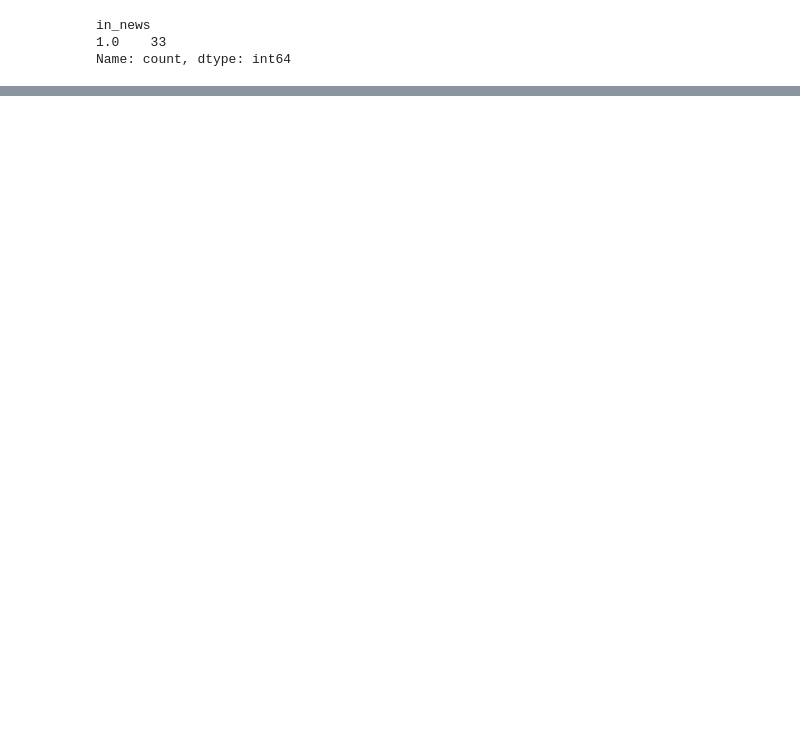
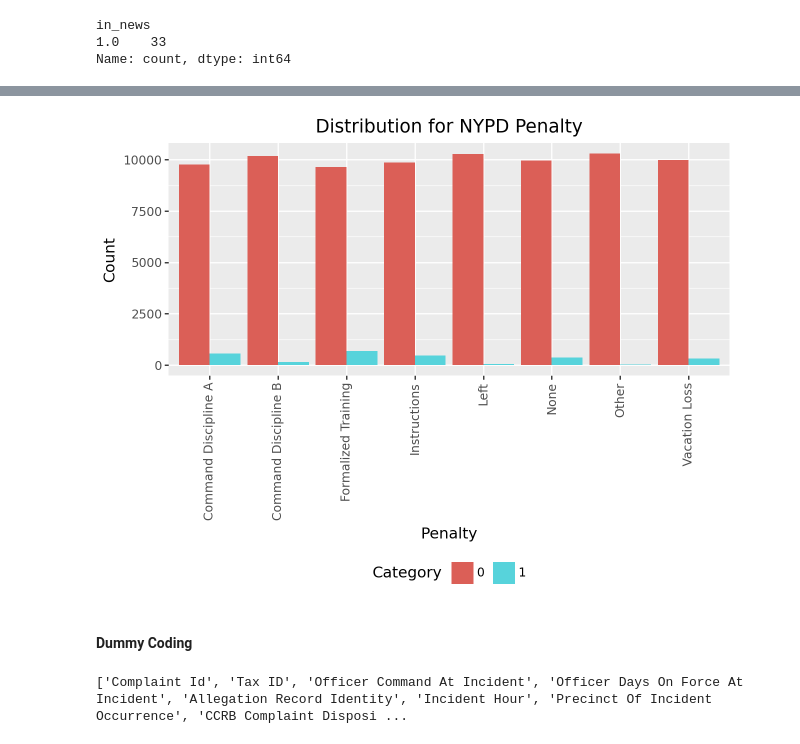
Before and after one commit to helenw566/nypd_misconduct, a Jupyter notebook: script/01_preprocessing.ipynb, the cells around one changed output, grey strips where cells are left out. Drawn from its saved outputs; the diff is of its cells as text; code cells hidden in the pictures; blank space fills up the shorter version.

```diff
--- a/script/01_preprocessing.ipynb
+++ b/script/01_preprocessing.ipynb
@@ -198,0 +590,10 @@ NYPD Officer Penalty is final penaltyy
+# %%
+#compute count
+penalty_summary = pd.DataFrame({
+    "Penalty": penalty_col,
+    "Count_0": [nypd_nyt[col].value_counts().reindex([0, 1], fill_value=0).iloc[0] for col in penalty_col],
+    "Count_1": [nypd_nyt[col].value_counts().reindex([0, 1], fill_value=0).iloc[1] for col in penalty_col]
+}).iloc[1:].reset_index(drop=True)
+# %%
+#clean up penalty str
+penalty_summary["Penalty"] = penalty_summary["Penalty"].str.replace("NYPD Officer Penalty_", "")
@@ -198,0 +612,23 @@ NYPD Officer Penalty is final penaltyy
+# %%
+#convert to long format
+penalty_summary_long = penalty_summary.melt(id_vars=["Penalty"],
+                                            var_name="Category",
+                                            value_name="Count")
+# %%
+#recode
+penalty_summary_long["Category"] = np.where(penalty_summary_long["Category"] == "Count_0", "0", "1")
+# %%
+#plot counts
+(ggplot(data = penalty_summary_long) +
+ geom_col(aes(x = "Penalty", y = "Count", group = "Category",
+             fill = "Category"), position = "dodge") +
+    theme(axis_text_x = element_text(angle = 90),
+         legend_position = "bottom") +
+ labs(title = "Distribution for NYPD Penalty",
+     x = "Penalty")
+
+)
+# %% [output]
+[figure, added]
+# %% [markdown]
+#### Dummy Coding
@@ -198,0 +645,4 @@ NYPD Officer Penalty is final penaltyy
+# %%
+print(nypd_nyt.columns.tolist())
+# %% [output]
+['Complaint Id', 'Tax ID', 'Officer Command At Incident', 'Officer Days On Force At Incident', 'Allegation Record Identity', 'Incident Hour', 'Precinct Of Incident Occurrence', 'CCRB Complaint Disposi ...
```
Also changed, not shown: parts of 70 cells of this notebook, 6 other files.
